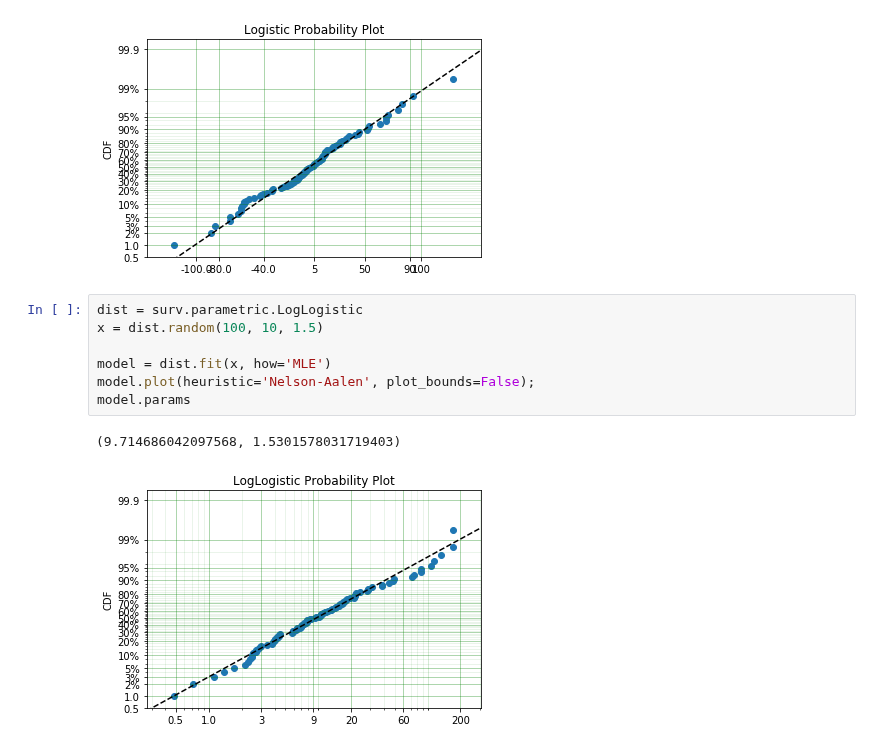
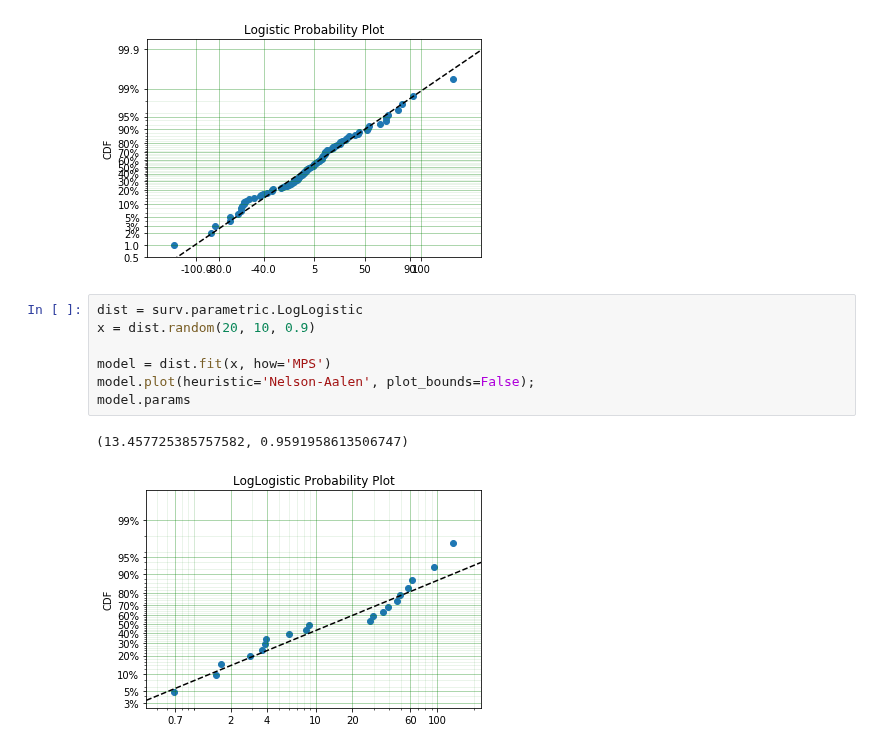
Before and after one commit to derrynknife/SurPyval, a Jupyter notebook: Probability Plotting with Surpyval.ipynb, the cells around one changed output. Cells and saved outputs as stored; diff of their text form.

```diff
--- a/Probability Plotting with Surpyval.ipynb
+++ b/Probability Plotting with Surpyval.ipynb
@@ -129,11 +129,11 @@ model.params
 [figure]
 # %%
 dist = surv.parametric.LogLogistic
-x = dist.random(100, 10, 1.5)
+x = dist.random(20, 10, 0.9)
 
-model = dist.fit(x, how='MLE')
+model = dist.fit(x, how='MPS')
 model.plot(heuristic='Nelson-Aalen', plot_bounds=False);
 model.params
 # %% [output]
-(9.714686042097568, 1.5301578031719403)
+(13.457725385757582, 0.9591958613506747)
-[figure, old version]
+[figure, new version]
```
Also changed, not shown: 1 other file.
